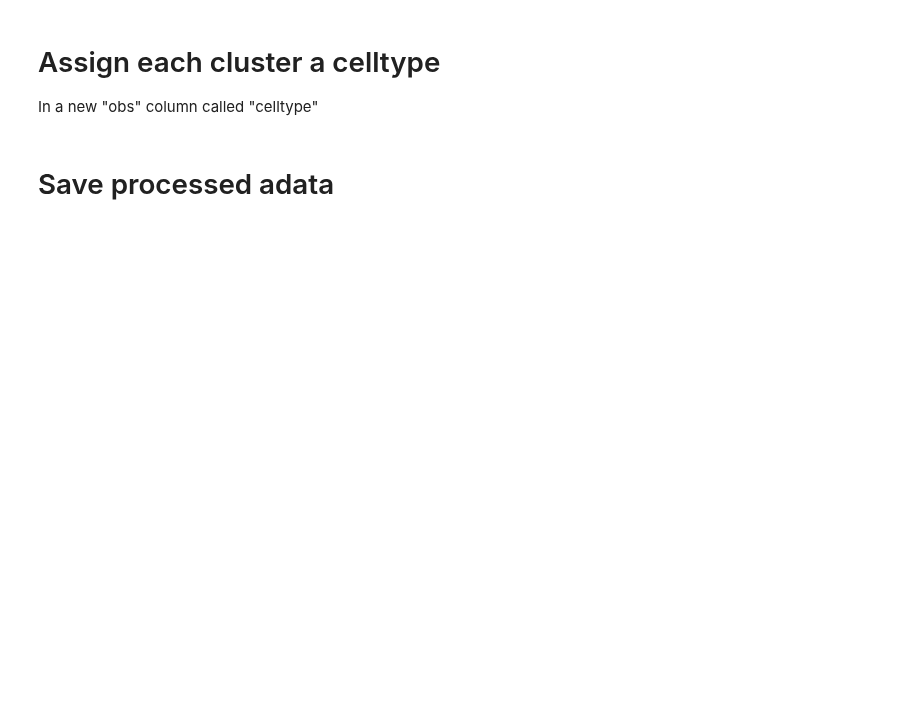
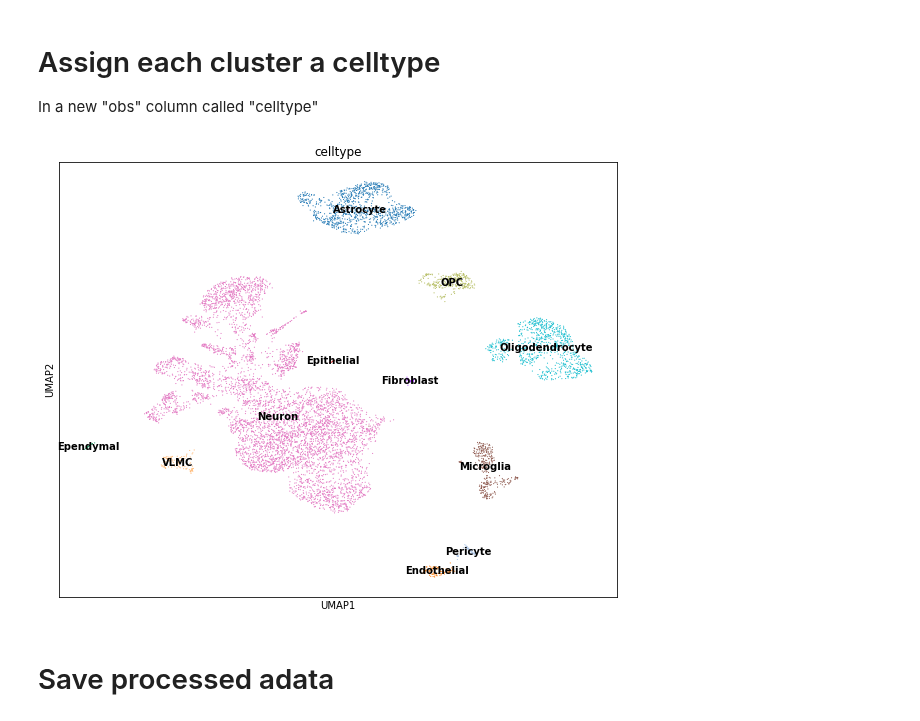
Before and after one commit to mortazavilab/cosmos-cluster6, a Jupyter notebook: scanpy.ipynb, the cells around one changed output. Drawn from its saved outputs; the diff is of its cells as text; code cells hidden in the pictures; blank space fills up the shorter version.

```diff
--- a/scanpy.ipynb
+++ b/scanpy.ipynb
@@ -286,12 +312,12 @@ adata.obs["celltype"] = adata.obs["leiden"].map(
         "4": "Neuron",
         "5": "Oligodendrocyte",
         "6": "Neuron",
-        "7": "Astrocyte",
+        "7": "Neuron",
         "8": "Astrocyte",
-        "9": "Neuron",
-        "10": "Astrocyte",
-        "11": "OPC",
-        "12": "Neuron",
+        "9": "Astrocyte",
+        "10": "Neuron",
+        "11": "Astrocyte",
+        "12": "OPC",
         "13": "Neuron",
         "14": "Neuron",
         "15": "Oligodendrocyte",
@@ -300,21 +326,23 @@ adata.obs["celltype"] = adata.obs["leiden"].map(
         "18": "Microglia",
         "19": "Microglia",
         "20": "Neuron",
-        "21": "Neuron",
-        "22": "Oligodendrocyte",
-        "23": "Pericyte",
-        "24": "Neuron",
-        "25": "Endothelial",
-        "26": "Neuron",
-        "27": "Mural",
-        "28": "Neuron",
-        "29": "Fibroblast",
+        "21": "Oligodendrocyte",
+        "22": "VLMC",
+        "23": "Neuron",
+        "24": "Endothelial",
+        "25": "Neuron",
+        "26": "Pericyte",
+        "27": "Neuron",
+        "28": "Fibroblast",
+        "29": "Neuron",
         "30": "Ependymal",
         "31": "Epithelial"
     }
 )
 # %%
-sc.pl.umap(adata, color=['celltype'], size = 5)
+sc.pl.umap(adata, color=['celltype'], size = 5, legend_loc = "on data")
+# %% [output]
+[figure, added]
 # %% [markdown]
 # Save processed adata
 # %%
```
Also changed, not shown: parts of 8 cells of this notebook.
